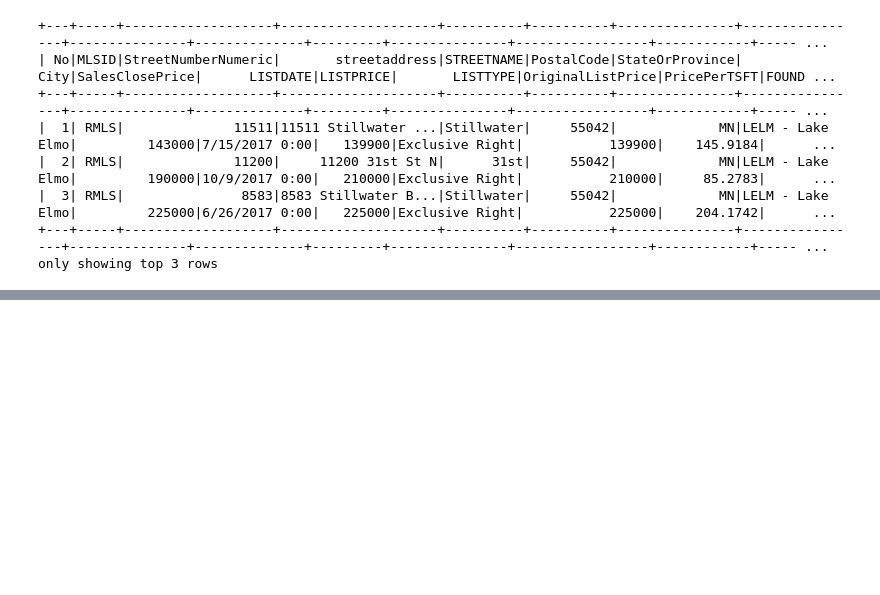
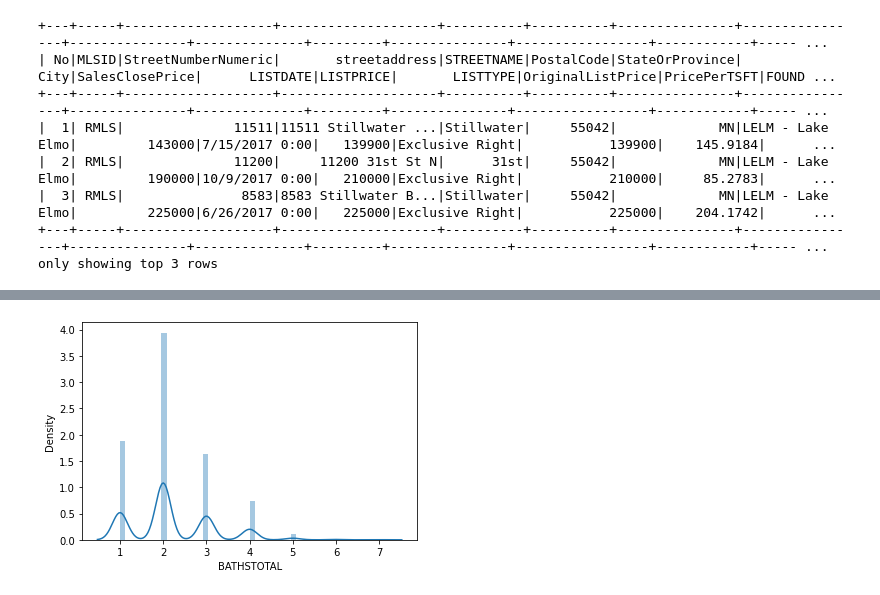
Before and after one commit to cuongpiger/CSC_Big_Data_in_Machine_Learning, a Jupyter notebook: Chapter 05. Data Pre-processing/demo1.ipynb, the cells around one changed output, grey strips where cells are left out. Saved outputs shown, nothing was run; the diff lists cells and outputs as text; code cells hidden in the pictures; blank space fills up the shorter version.

```diff
--- a/Chapter 05. Data Pre-processing/demo1.ipynb
+++ b/Chapter 05. Data Pre-processing/demo1.ipynb
@@ -275,3 +275,7 @@ zfill_df.show(3)
 |  3| RMLS|               8583|8583 Stillwater B...|Stillwater|     55042|             MN|LELM - Lake Elmo|         225000|6/26/2017 0:00|   225000|Exclusive Right|           225000|    204.1742|      ...
 +---+-----+-------------------+--------------------+----------+----------+---------------+----------------+---------------+--------------+---------+---------------+-----------------+------------+----- ...
 only showing top 3 rows
+# %%
+df = df.withColumn('FIREPLACES', df['FIREPLACES'].cast('double'))
+bin = Binarizer(threshold=500, inputCol='FIREPLACES', outputCol='FireplaceB')
+df = bin.transform(df)
@@ -277,0 +296,4 @@ only showing top 3 rows
+# %%
+splits = [0, 1, 2, 3, 4, float('Inf')]
+buck = Bucketizer(splits=splits, inputCol='BATHSTOTAL', outputCol='baths')
+df = buck.transform(df)
@@ -277,0 +313,7 @@ only showing top 3 rows
+# %%
+sample_df = df[['BATHSTOTAL', 'baths']].toPandas()
+# %%
+sns.distplot(sample_df['BATHSTOTAL'])
+plt.show()
+# %% [output]
+[figure, added]
```
Also changed, not shown: parts of 8 cells of this notebook.
